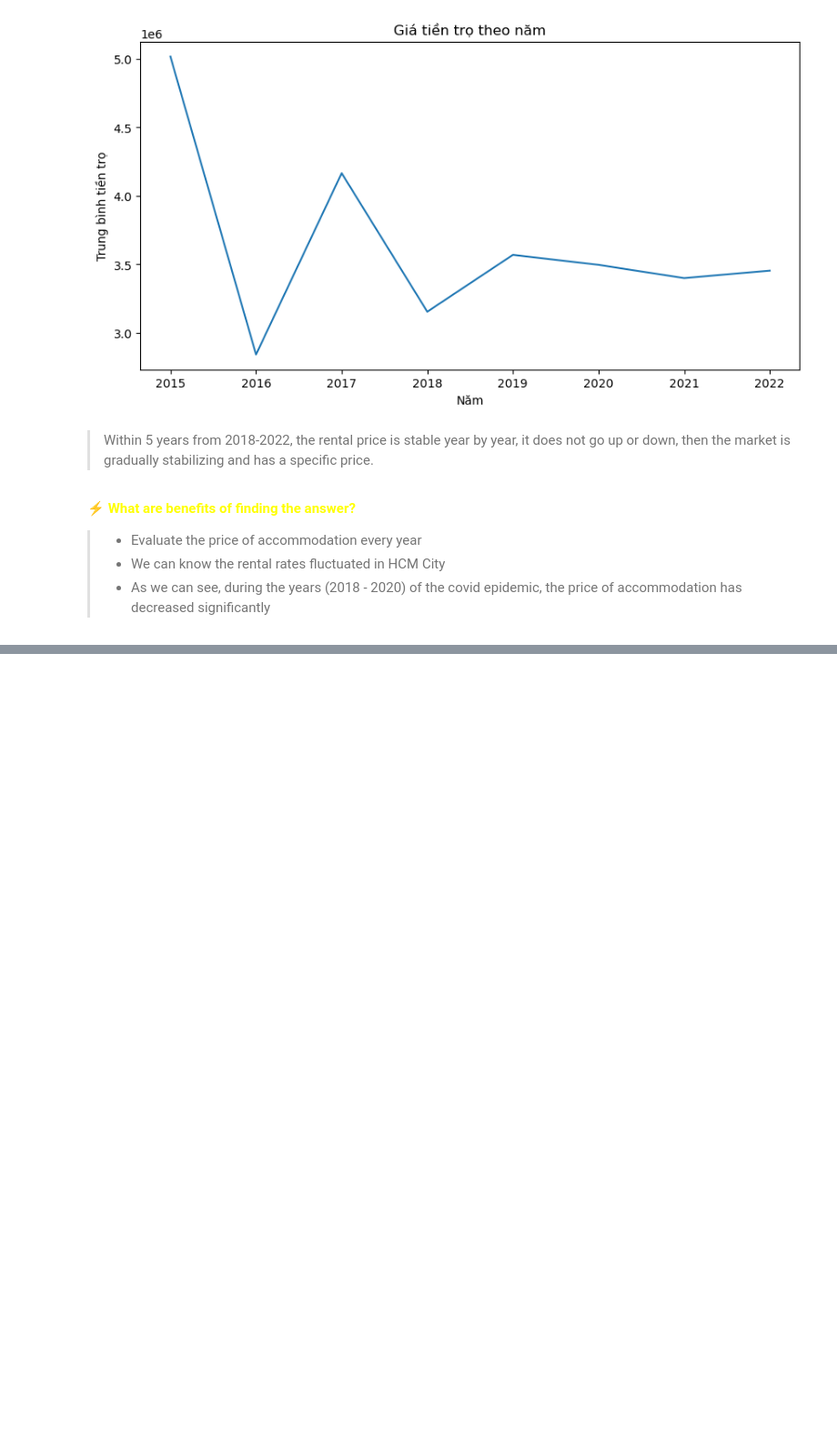
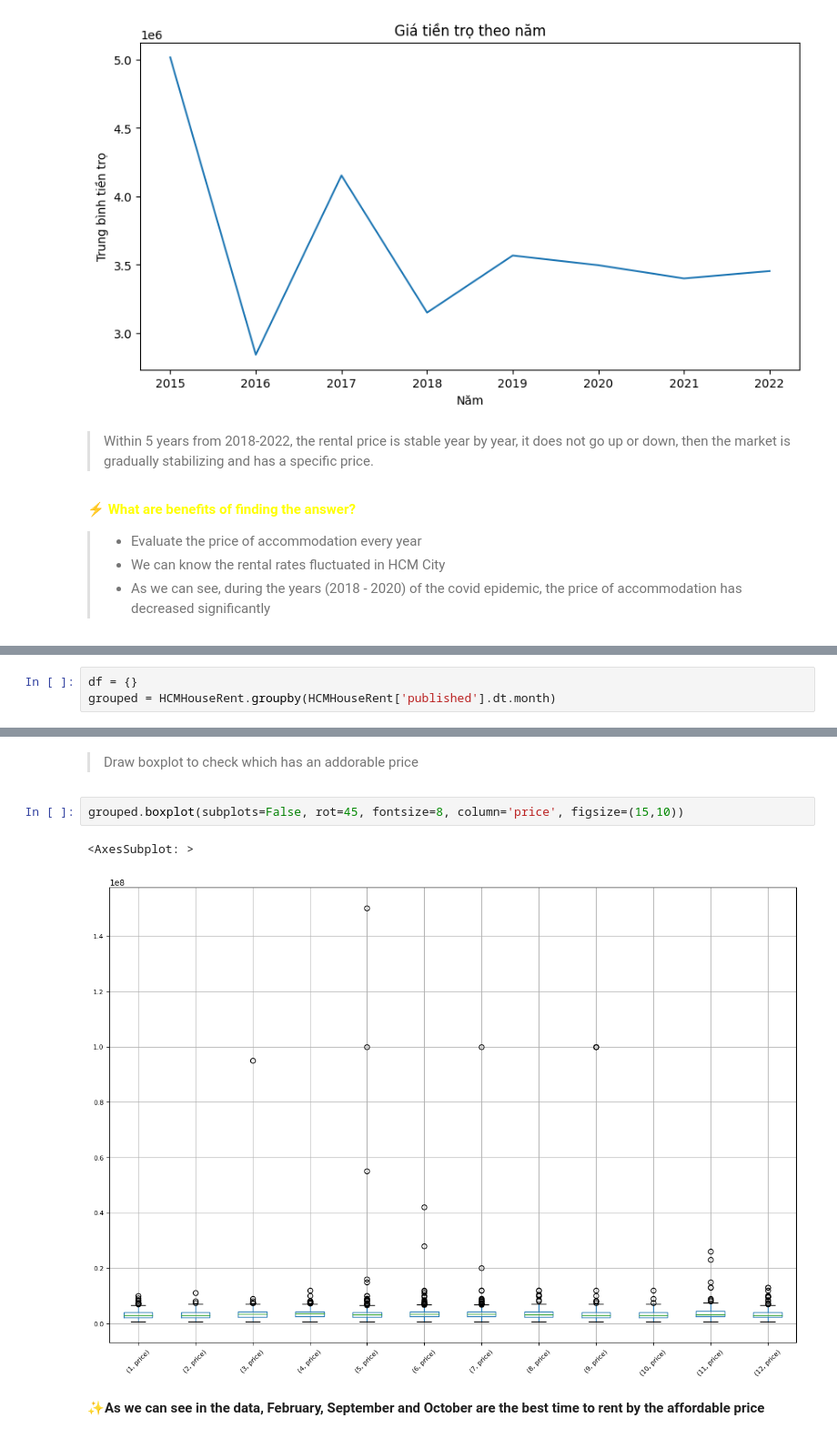
Before and after one commit to TienDat57/VNHouseRent, a Jupyter notebook: notebook/Question3.ipynb, the cells around one changed output, grey strips where cells are left out. Shown at 91% size. Drawn from its saved outputs; the diff is of its cells as text; blank space fills up the shorter version.

```diff
--- a/notebook/Question3.ipynb
+++ b/notebook/Question3.ipynb
@@ -52,0 +57,3 @@ plt.show()
+# %%
+df = {}
+grouped = HCMHouseRent.groupby(HCMHouseRent['published'].dt.month)
@@ -52,0 +77,9 @@ plt.show()
+# %% [markdown]
+> Draw boxplot to check which has an addorable price
+# %%
+grouped.boxplot(subplots=False, rot=45, fontsize=8, column='price', figsize=(15,10))
+# %% [output]
+<AxesSubplot: >
+[figure, added]
+# %% [markdown]
+✨**As we can see in the data, February, September and October are the best time to rent by the affordable price**
```
Also changed, not shown: parts of 4 cells of this notebook.
